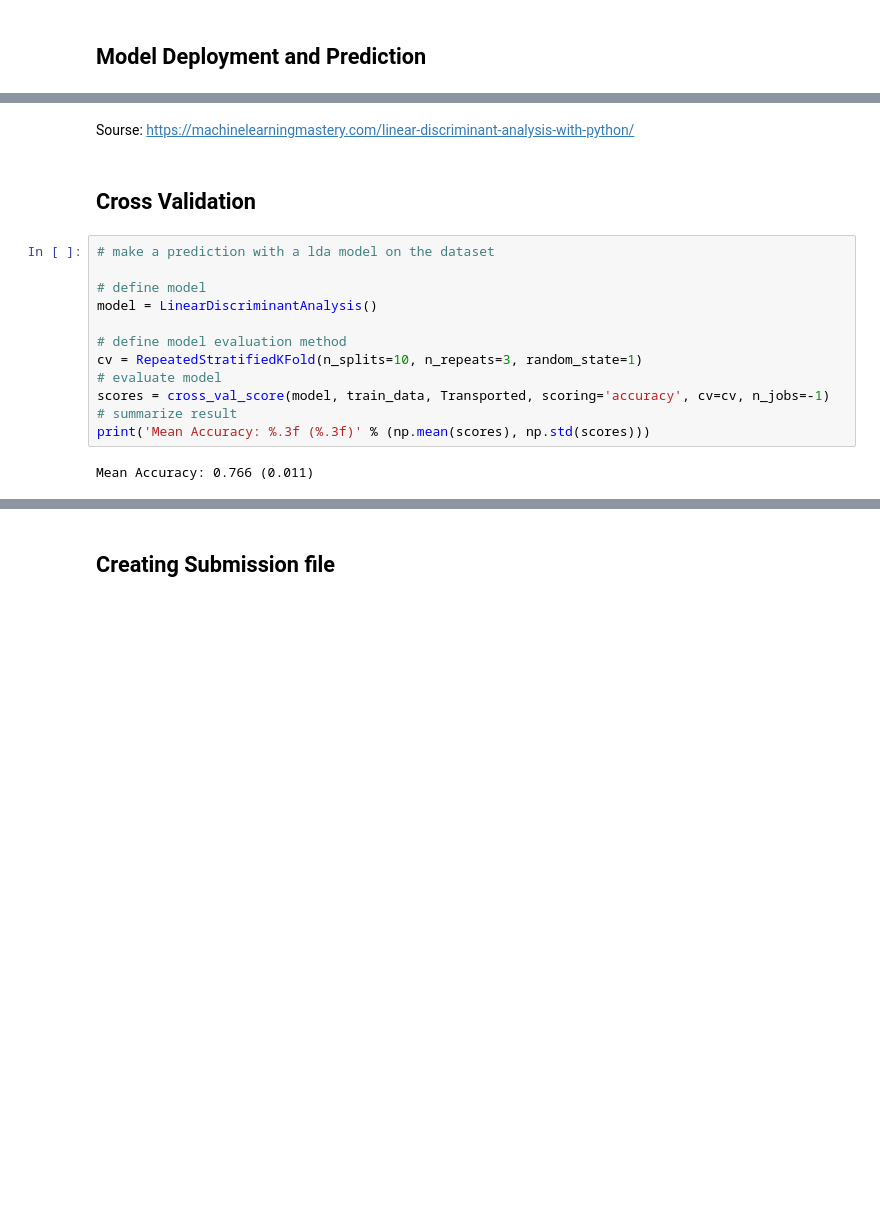
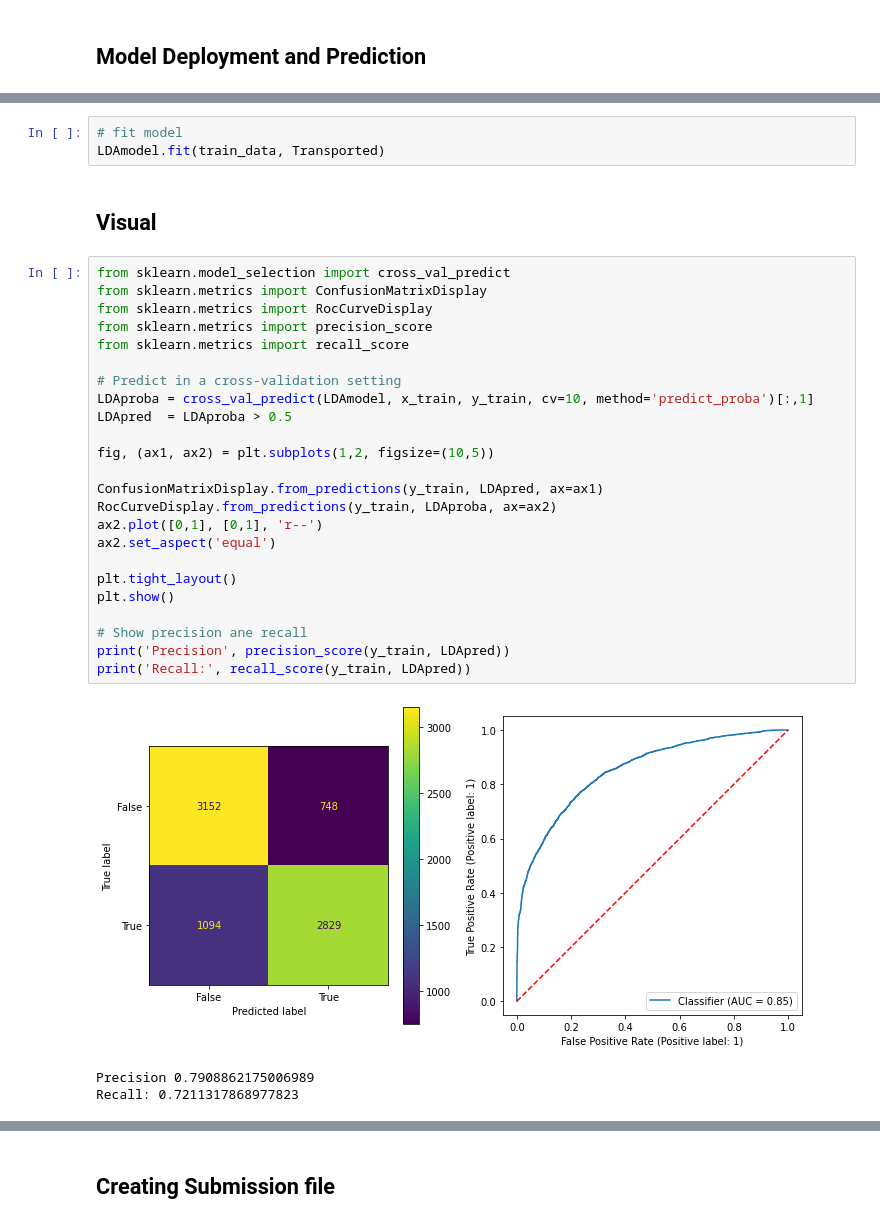
Before and after one commit to havaledar/S_Titanic_Kaggle_6100, a Jupyter notebook: 6100a2.ipynb, the cells around one changed output, grey strips where cells are left out. Saved outputs shown, nothing was run; the diff lists cells and outputs as text; blank space fills up the shorter version.

```diff
--- a/6100a2.ipynb
+++ b/6100a2.ipynb
@@ -310,18 +390,33 @@ answers.to_csv('answers.csv',index=False)
-# %% [markdown]
-Sourse: https://machinelearningmastery.com/linear-discriminant-analysis-with-python/
-# %% [markdown]
-## Cross Validation
-# %%
-# make a prediction with a lda model on the dataset
-
-# define model
-model = LinearDiscriminantAnalysis()
-
-# define model evaluation method
-cv = RepeatedStratifiedKFold(n_splits=10, n_repeats=3, random_state=1)
-# evaluate model
-scores = cross_val_score(model, train_data, Transported, scoring='accuracy', cv=cv, n_jobs=-1)
-# summarize result
-print('Mean Accuracy: %.3f (%.3f)' % (np.mean(scores), np.std(scores)))
-# %% [output]
-Mean Accuracy: 0.766 (0.011)
+# %%
+# fit model
+LDAmodel.fit(train_data, Transported)
+# %% [markdown]
+## Visual
+# %%
+from sklearn.model_selection import cross_val_predict
+from sklearn.metrics import ConfusionMatrixDisplay
+from sklearn.metrics import RocCurveDisplay
+from sklearn.metrics import precision_score
+from sklearn.metrics import recall_score
+
+# Predict in a cross-validation setting
+LDAproba = cross_val_predict(LDAmodel, x_train, y_train, cv=10, method='predict_proba')[:,1]
+LDApred  = LDAproba > 0.5
+
+fig, (ax1, ax2) = plt.subplots(1,2, figsize=(10,5))
+
+ConfusionMatrixDisplay.from_predictions(y_train, LDApred, ax=ax1)
+RocCurveDisplay.from_predictions(y_train, LDAproba, ax=ax2)
+ax2.plot([0,1], [0,1], 'r--')
+ax2.set_aspect('equal')
+
+plt.tight_layout()
+plt.show()
+
+# Show precision ane recall
+print('Precision', precision_score(y_train, LDApred))
+print('Recall:', recall_score(y_train, LDApred))
+# %% [output]
+[figure, added]
+Precision 0.7908862175006989
+Recall: 0.7211317868977823
```
Also changed, not shown: parts of 39 cells of this notebook.
